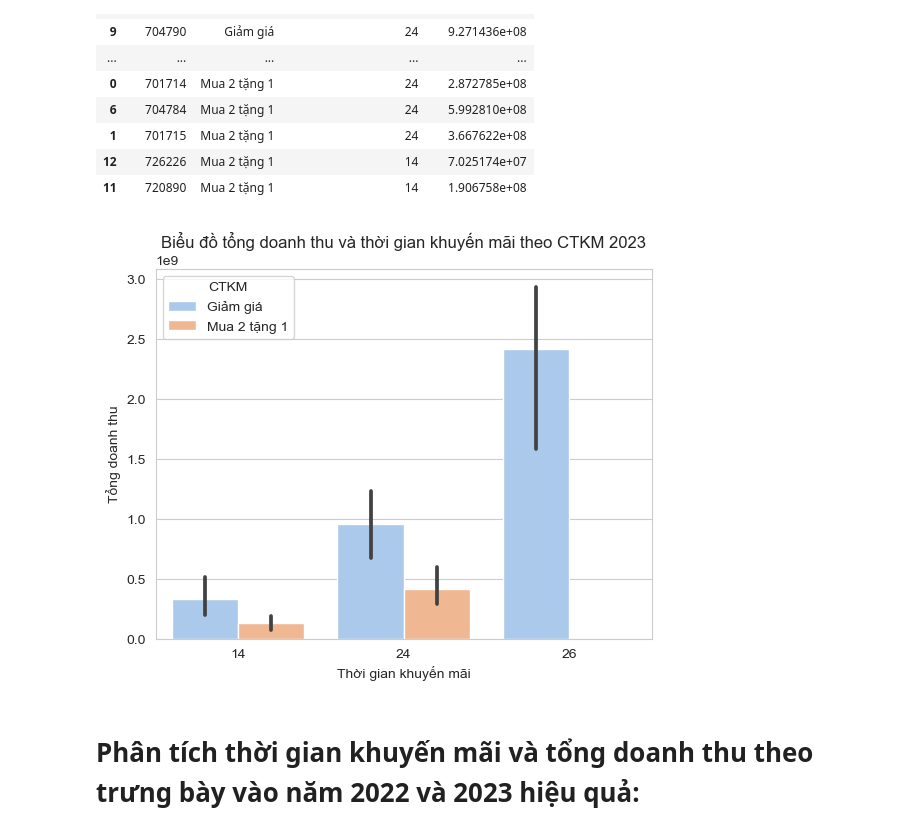
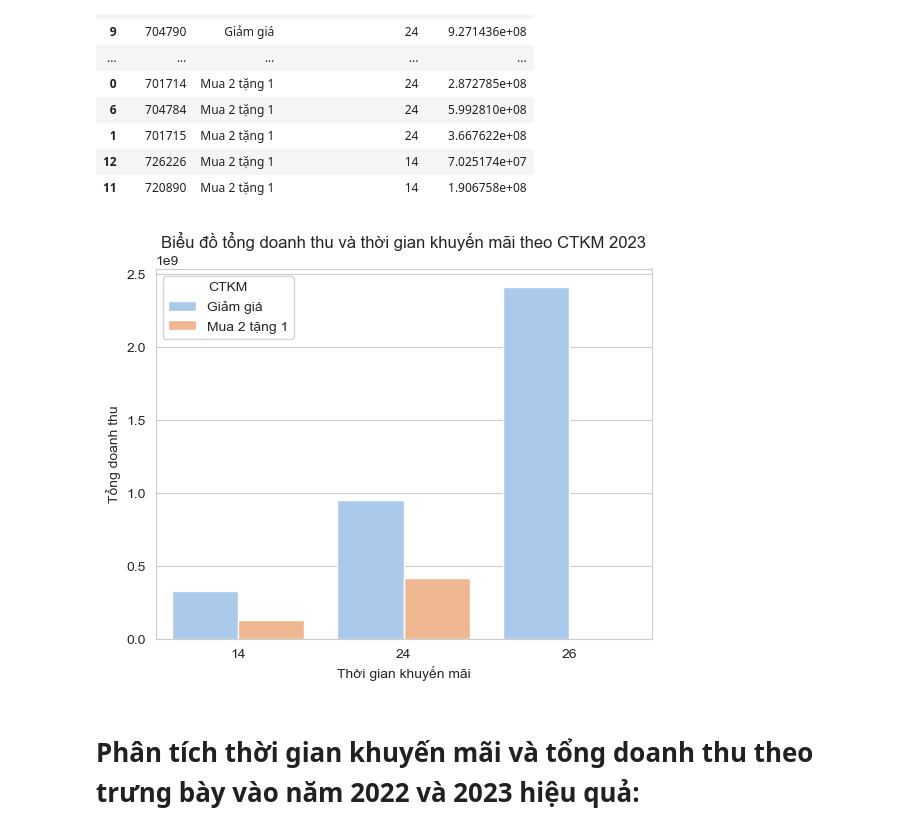
Before and after one commit to tuancaokaizen/dataproject, a Jupyter notebook: task5kdr.ipynb, the cells around one changed output. Drawn from its saved outputs; the diff is of its cells as text; code cells hidden in the pictures.

```diff
--- a/task5kdr.ipynb
+++ b/task5kdr.ipynb
@@ -592,11 +592,11 @@ df_thoigian_2023
 | 12 | 726226 | Mua 2 tặng 1 | 14 | 7.025174e+07 |
 | 11 | 720890 | Mua 2 tặng 1 | 14 | 1.906758e+08 |
 # %%
-ax = sns.barplot(df_thoigian_2023, x = 'Thời gian khuyến mãi', y = 'Tổng doanh thu', hue = 'CTKM')
+ax = sns.barplot(df_thoigian_2023, x = 'Thời gian khuyến mãi', y = 'Tổng doanh thu', hue = 'CTKM', errorbar = None)
 plt.title('Biểu đồ tổng doanh thu và thời gian khuyến mãi theo CTKM 2023')
 plt.show();
 # %% [output]
-[figure, old version]
+[figure, new version]
 # %% [markdown]
 # Phân tích thời gian khuyến mãi và tổng doanh thu theo trưng bày vào năm 2022 và 2023 hiệu quả:
 # %% [markdown]
```
Also changed, not shown: parts of 2 cells of this notebook.
